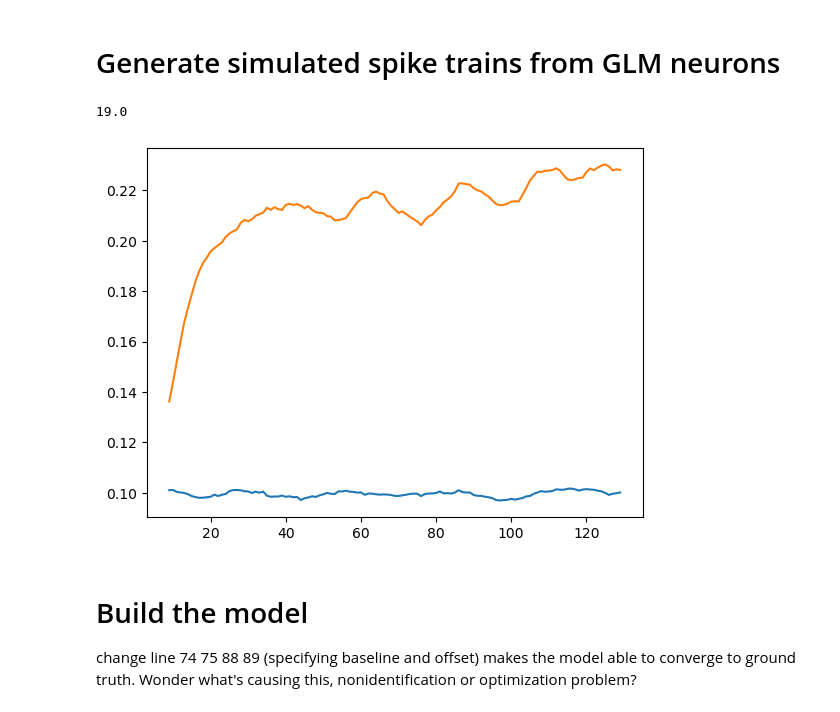
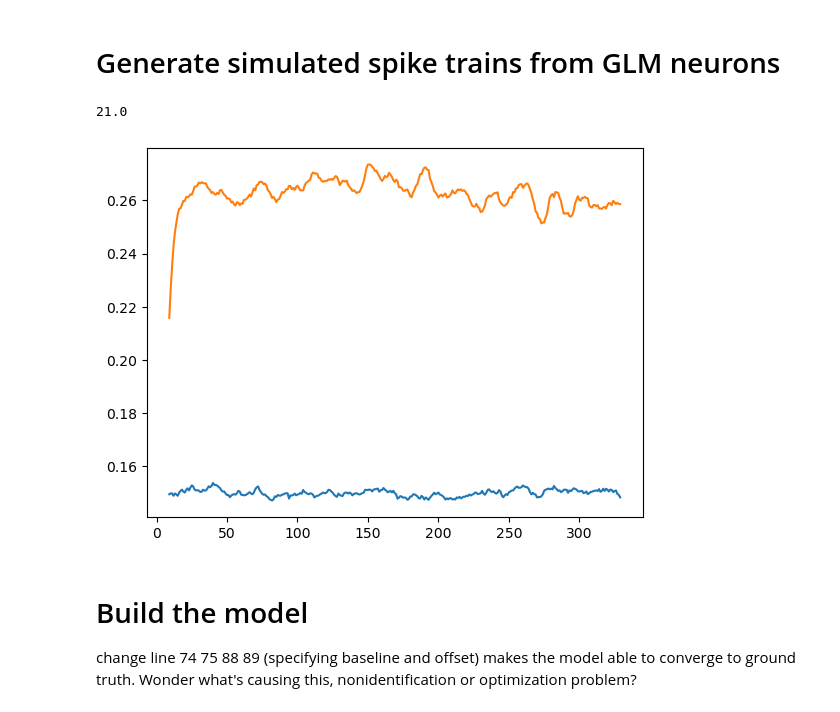
Before and after one commit to Qi-Xin/FC-GPFA, a Jupyter notebook: Decoder&Encoder.ipynb, the cells around one changed output. Saved outputs shown, nothing was run; the diff lists cells and outputs as text; code cells hidden in the pictures.

```diff
--- a/Decoder&Encoder.ipynb
+++ b/Decoder&Encoder.ipynb
@@ -161,18 +161,18 @@ coefficients of basis (:, narea, narea, ns, nb, :)
 torch.manual_seed(0)
 np.random.seed(0)
 
-baseline_fr = 0.1
+baseline_fr = 0.15
 MAX_FIRING_RATE = 10
 ntrial = 1000
 narea = 2
 nneuron_area = 10
 npadding = 30
+nt_wo_padding = 300
 nneuron = narea*nneuron_area
-nt_wo_padding = 100
 gt_neuron_params = {'baseline_fr':baseline_fr, 'ntrial':ntrial, 'narea':narea, 'nneuron_area':nneuron_area,
                     'nt':nt_wo_padding, 'npadding':npadding}
 
-coupling_filter_params = {'peaks_max':20.2, 'num':3, 'nonlinear':0.5}
+coupling_filter_params = {'peaks_max':10.2, 'num':3, 'nonlinear':0.5}
 basis_coupling = GLM.make_pillow_basis(**coupling_filter_params)
 basis_coupling = basis_coupling[:,:1]
 
@@ -195,7 +195,7 @@ for jarea in range(narea):
 
 ### Generate time-varying coupling strength coefficients
 nlatent = 1
-gt_latent_params = {'sigma2':0.25, 'nlatent':nlatent, 'offset':0.5, 'L':50}
+gt_latent_params = {'sigma2':0.25, 'nlatent':nlatent, 'offset':0.5, 'L':200}
 project_w = (np.random.uniform(low=-1, high=1, size=(narea, narea, nlatent)))
 project_w *= 2/np.sqrt(np.sum(project_w**2))
 K_gt = get_K(nt=nt, L=gt_latent_params['L'], sigma2=gt_latent_params['sigma2'])
@@ -216,35 +216,35 @@ for itrial in range(ntrial):
     spikes_single_trial = np.zeros((nt, nneuron, 1))
     log_firing_rate = copy.copy(baseline_mat[:,:,np.newaxis])
     spikes_single_trial[0,:,0] = np.random.poisson(np.exp(log_firing_rate[0,:,0]))
 
     for t in range(1, nt):
         nhistories = min(t, max_histories)
         temp_log_firing_rate = (coupling_mat[-nhistories:, :, :] \
             * np.kron(time_varying_coef[:,:,itrial,t][np.newaxis,:,:], np.ones((nneuron_area, nneuron_area))) \
                 * spikes_single_trial[(t-nhistories):(t), :, :]).sum(axis=(0, 1))
         log_firing_rate[t,:,0] += temp_log_firing_rate
         log_firing_rate[t,:,0] = np.minimum(log_firing_rate[t,:,0], MAX_FIRING_RATE)
         spikes_single_trial[t,:,0] = np.random.poisson(np.exp(log_firing_rate[t,:,0]))
         # spikes_single_trial[t,:,0] = np.exp(log_firing_rate[t,:,0])
 
     log_firing_rate = log_firing_rate.squeeze()
     spikes_single_trial = spikes_single_trial.squeeze()
     spikes[itrial, :, :] = spikes_single_trial.T
     log_firing_rate_rcd[itrial, :, :] = log_firing_rate.T
 
 print(spikes.max())
 
 spikes_full = spikes
 spikes = [spikes_full[:,iarea*nneuron_area:(iarea+1)*nneuron_area,:] for iarea in range(narea)]
 
 import pandas as pd
 window_size = 10
 for i in range(narea):
     smoothed_spikes = pd.Series(spikes[i].mean(axis=(0,1))).rolling(window=window_size).mean()
     plt.plot(smoothed_spikes)
 # %% [output]
-19.0
+21.0
-[figure, old version]
+[figure, new version]
 # %% [markdown]
 # Build the model
 
```
Also changed, not shown: parts of 5 cells of this notebook.
